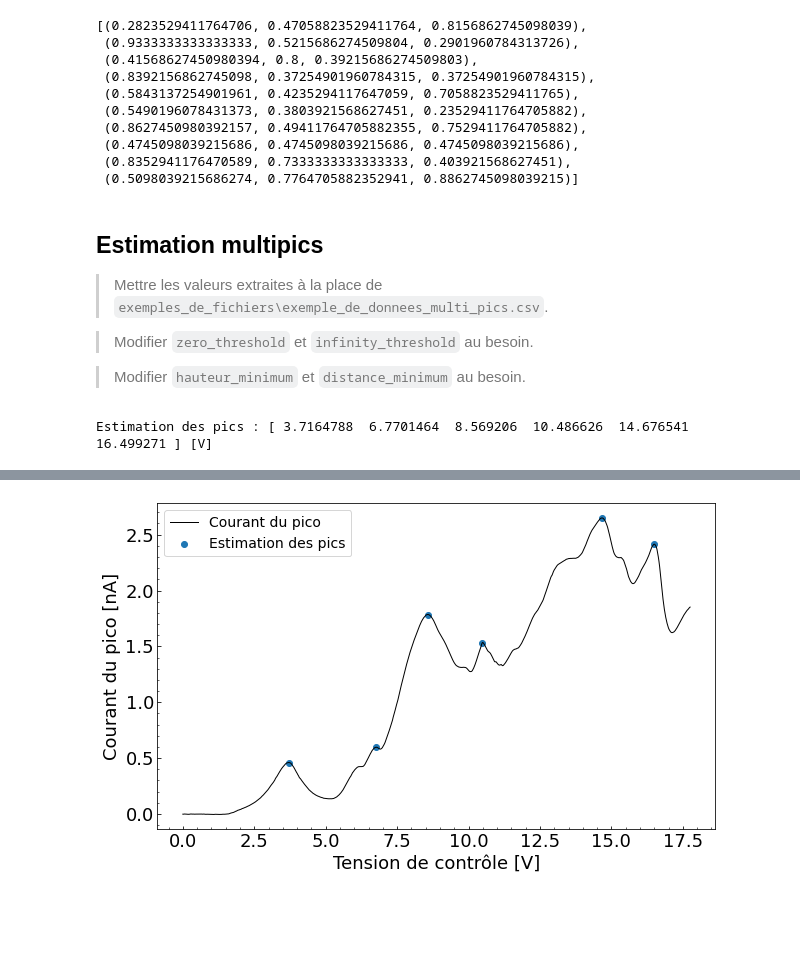
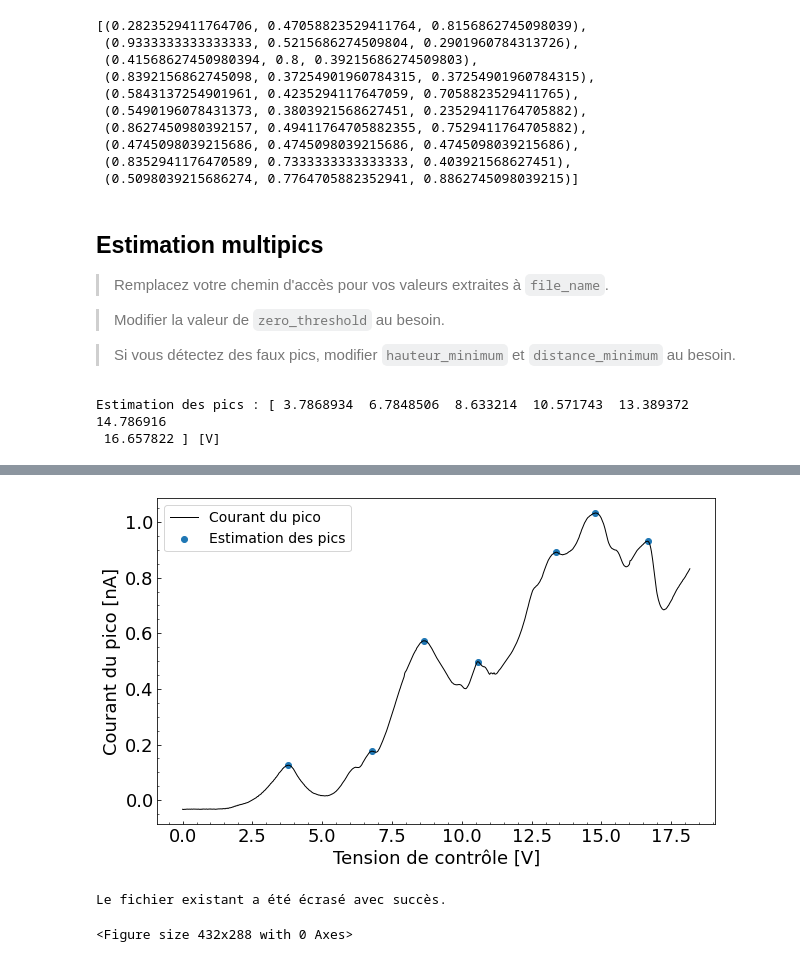
Before and after one commit to GeremyMichaud/PHY-3002-Frank-et-Hertz, a Jupyter notebook: analyse_legere_pic_multiple.ipynb, the cells around one changed output, grey strips where cells are left out. Drawn from its saved outputs; the diff is of its cells as text; code cells hidden in the pictures; blank space fills up the shorter version.

Commit message:
anal_multiple

```diff
--- a/analyse_legere_pic_multiple.ipynb
+++ b/analyse_legere_pic_multiple.ipynb
@@ -37,18 +41,42 @@ sns.color_palette("muted")
  (0.4745098039215686, 0.4745098039215686, 0.4745098039215686),
  (0.8352941176470589, 0.7333333333333333, 0.403921568627451),
  (0.5098039215686274, 0.7764705882352941, 0.8862745098039215)]
+# %%
+# Fonction pour sauvegarder le graphique avec confirmation
+def save_with_confirmation(out_dir, name):
+    # Vérifier si le fichier existe déjà
+    file_path = os.path.join(out_dir, name + ".png")
+    if os.path.exists(file_path):
+        # Créer une boîte de dialogue de confirmation
+        confirm = widgets.Button(description="Écraser le fichier existant ?", layout=Layout(width='200px'))
+        display(confirm)
+
+        # Fonction pour gérer la confirmation
+        def on_confirm_click(b):
+            # Supprimer le fichier existant
+            os.remove(file_path)
+            plt.savefig(file_path)
+            print(f"Le fichier existant a été écrasé avec succès.")
+            confirm.close()
+
+        # Lier la fonction de confirmation au clic sur le bouton
+        confirm.on_click(on_confirm_click)
+    else:
+        # Si le fichier n'existe pas, sauvegarder directement
+        plt.savefig(file_path)
+        print(f"Le fichier a été sauvegardé avec succès.")
 # %% [markdown]
 ## Estimation multipics
-> Mettre les valeurs extraites à la place de `exemples_de_fichiers\exemple_de_donnees_multi_pics.csv`.
+> Remplacez votre chemin d'accès pour vos valeurs extraites à `file_name`.
 
-> Modifier `zero_threshold` et `infinity_threshold` au besoin.
+> Modifier la valeur de `zero_threshold` au besoin.
 
-> Modifier `hauteur_minimum` et `distance_minimum` au besoin.
+> Si vous détectez des faux pics, modifier `hauteur_minimum` et `distance_minimum` au besoin.
 # %%
-file_name = os.path.join("exemples_de_fichiers", "exemple_de_donnees_multi_pics.csv")
+file_name = os.path.join("data", "excel", "Montage_B_step6.4.csv")
 valeurs_en_array = lire_csv_a_3_colonnes(file_name, 9)
 valeurs_cropped_debutant_par_t0 = crop_pour_conserver_que_la_partie_avec_rampe(valeurs_en_array, indice_colonne_rampe=2,
-    zero_threshold=0.05, infinity_threshold=0.1)
+    zero_threshold=0.01, infinity_threshold=0.1)
 
 debut = min(valeurs_cropped_debutant_par_t0[:,0])
 valeurs_cropped_debutant_par_t0[:,0] -= debut
@@ -63,7 +91,7 @@ facteur_valeur = facteur_conversion_temps_en_potentiel[0]
 facteur_incertitude = facteur_conversion_temps_en_potentiel[1]
 
 liste_des_indexes_des_pics = determiner_indexes_maximums_scipy(valeurs_avec_bonnes_unites, colonne_y=1,
-    hauteur_minimum=0.2, distance_minimum=50)
+    hauteur_minimum=0.1, distance_minimum=35)
 
 valeurs_avec_bonnes_unites_determination_des_pics = valeurs_avec_bonnes_unites
 liste_des_indexes_des_pics = liste_des_indexes_des_pics
@@ -86,10 +114,13 @@ plt.ylabel("Courant du pico [nA]")
 plt.legend(fontsize=14)
 plt.tick_params(axis='both', which='both', direction='in')
 plt.minorticks_on()
+
 name, _ = os.path.splitext(os.path.basename(file_name))
-#plt.savefig(os.path.join(out_dir, name + ".png"))
+
+save_with_confirmation(out_dir, name)
+
+# Affichage du graphique
 plt.show()
-
-# Ref - Estimation des pics: [ 1.5860128  3.7164788  6.7701464  8.569206  10.486626  14.676541  16.499271 ] [V]
 # %% [output]
-Estimation des pics : [ 3.7164788  6.7701464  8.569206  10.486626  14.676541  16.499271 ] [V]
+Estimation des pics : [ 3.7868934  6.7848506  8.633214  10.571743  13.389372  14.786916
+ 16.657822 ] [V]
@@ -96 +128,3 @@ Estimation des pics : [ 3.7164788  6.7701464  8.569206  10.486626  14.676541  16
-[figure, old version]
+[figure, new version]
+Le fichier existant a été écrasé avec succès.
+<Figure size 432x288 with 0 Axes>
```
Also changed, not shown: parts of 2 cells of this notebook, 4 other files.
